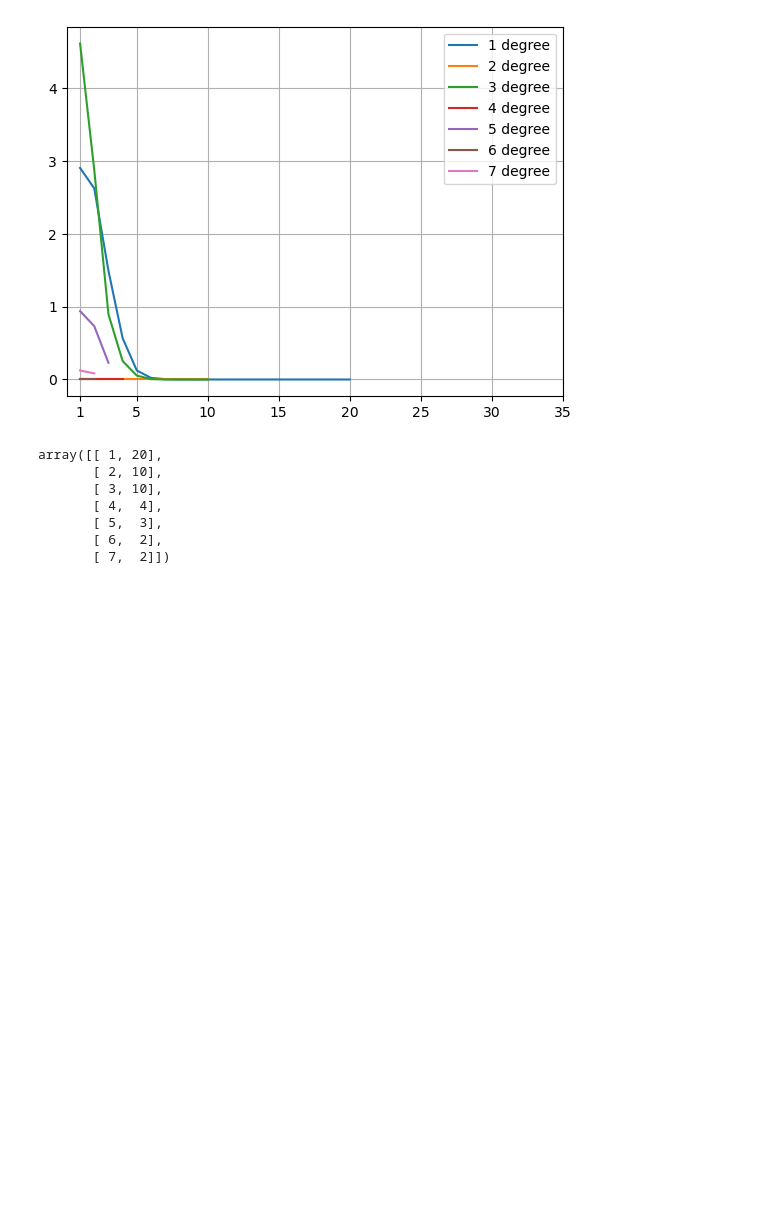
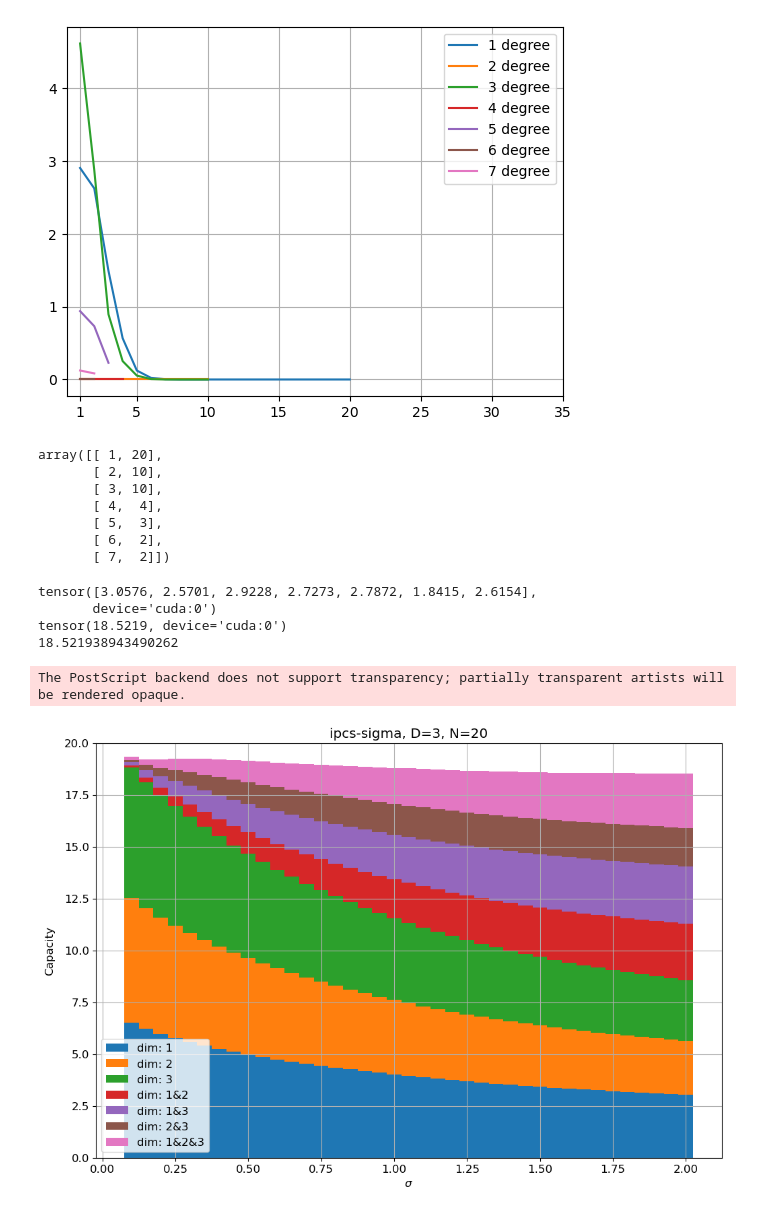
Before and after one commit to AozoraHigashi/ESN_research, a Jupyter notebook: ipc_plot.ipynb, the cells around one changed output. Cells and saved outputs as stored; diff of their text form; code cells hidden in the pictures; blank space fills up the shorter version.

```diff
--- a/ipc_plot.ipynb
+++ b/ipc_plot.ipynb
@@ -165,0 +196,40 @@ array([[ 1, 20],
+# %%
+print(ipc_by_indim)
+print(torch.sum(ipc_by_indim))
+print(totCapacity)
+#print(ipc.in_dim)
+# %% [output]
+tensor([3.0576, 2.5701, 2.9228, 2.7273, 2.7872, 1.8415, 2.6154],
+       device='cuda:0')
+tensor(18.5219, device='cuda:0')
+18.521938943490262
+# %%
+
+plt.rcParams.update({'font.size': 12})
+
+plt.figure(figsize=(12,8))
+bottom=np.zeros(39)
+#print(sigmas)
+l=["1","2","3","1&2","1&3","2&3","1&2&3"]
+for i in range(7):
+    plt.bar(sigmas.cpu().numpy(),ipcs_indim[:,i].cpu().numpy(),bottom=bottom,width=0.051,label=f"dim: {l[i]}")
+    bottom+=ipcs_indim[:,i].cpu().numpy()
+
+plt.grid(False)
+plt.ylim(0,20)
+plt.title("ipcs-sigma, D=3, N=20")
+plt.xlabel(r"$\sigma$")
+plt.ylabel("Capacity",labelpad=10)
+plt.legend()
+#plt.tight_layout()
+
+if 1:
+    plt.savefig("./graphs/ipcs_sigma_3din_indim.eps")
+    plt.savefig("./graphs/ipcs_sigma_3din_indim.png")
+if 0:
+    plt.savefig("./graphs/slide/ipcs_sigma_3din_indim.eps")
+    plt.savefig("./graphs/slide/ipcs_sigma_3din_indim.png")
+    plt.savefig("./graphs/slide/ipcs_sigma_3din_indim.svg")
+# %% [output]
+The PostScript backend does not support transparency; partially transparent artists will be rendered opaque.
+[figure, added]
```
Also changed, not shown: parts of 1 cell of this notebook, 9 other files.
